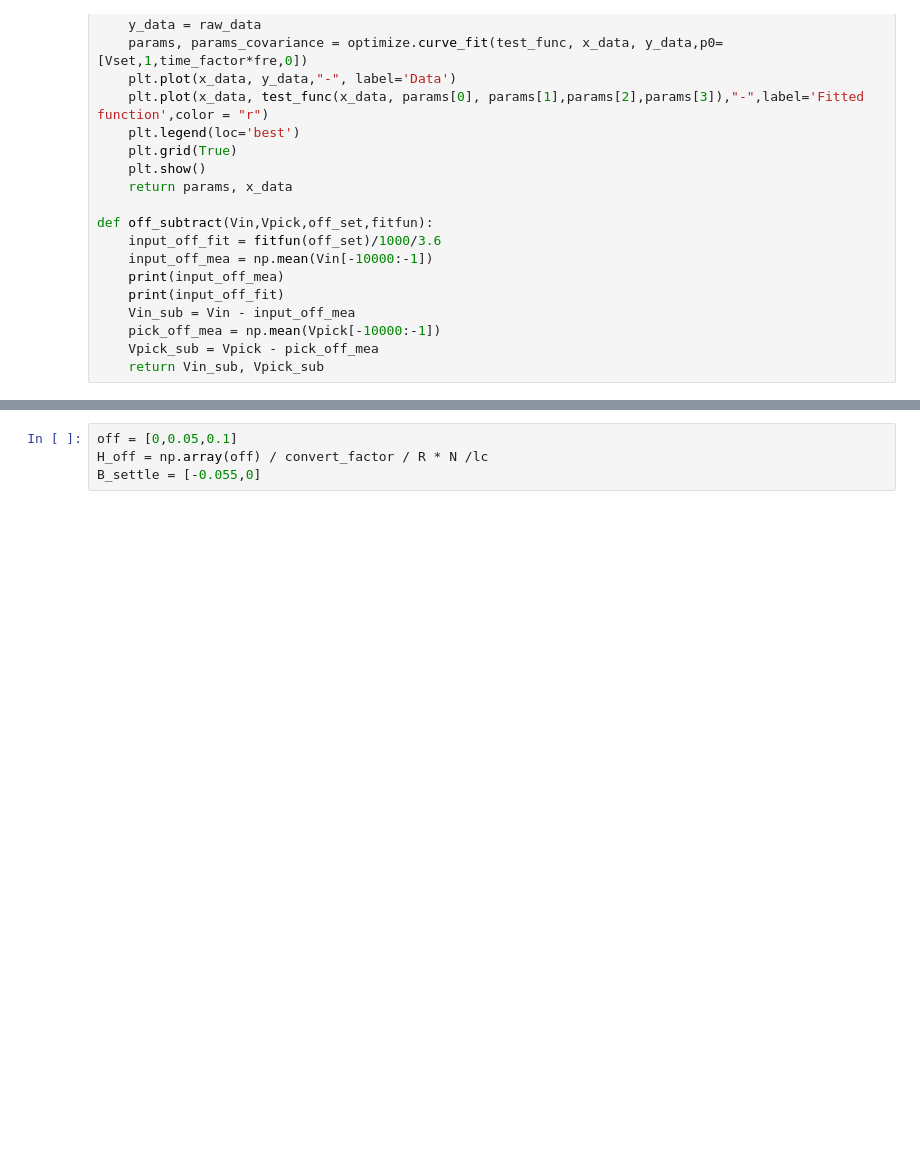
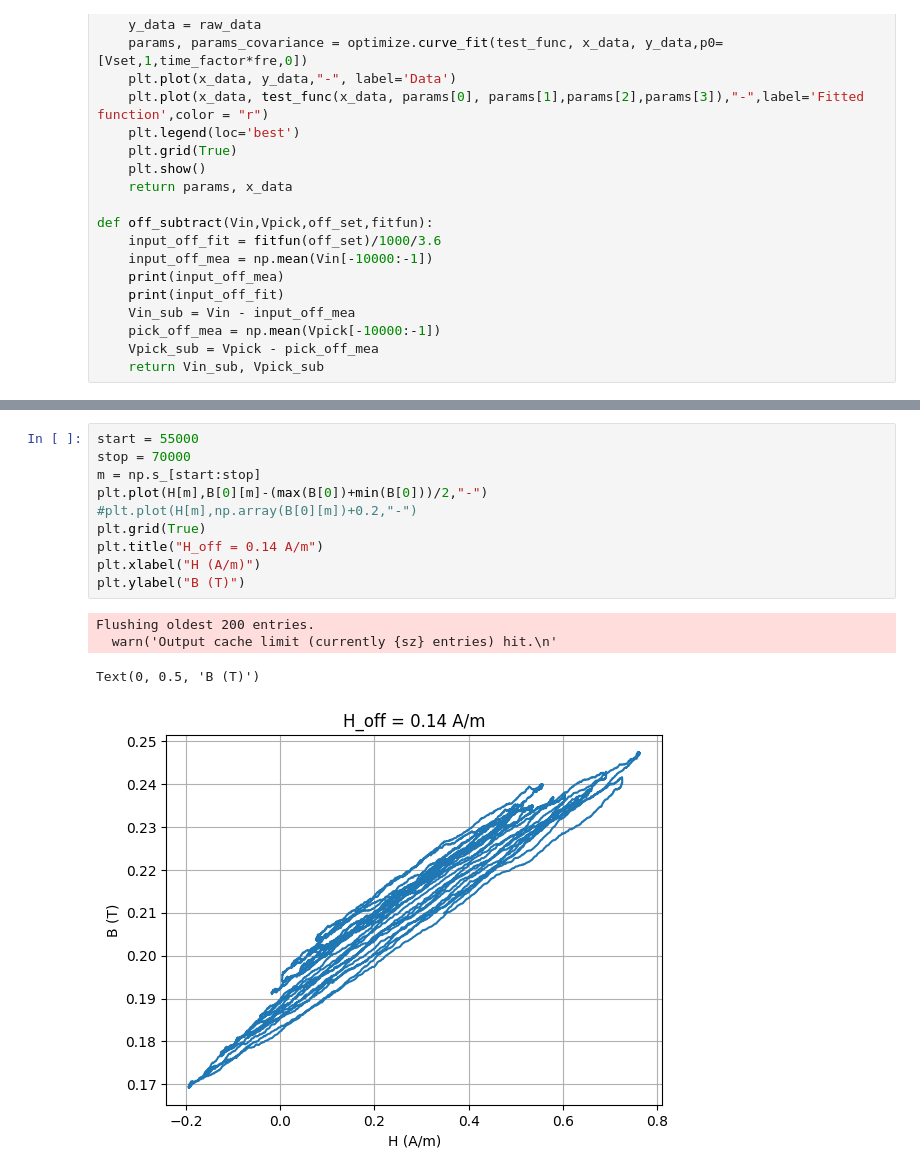
Before and after one commit to yyhshdu1/new_cavity, a Jupyter notebook: windfreak/SG_degauss.ipynb, the cells around one changed output, grey strips where cells are left out. Drawn from its saved outputs; the diff is of its cells as text; blank space fills up the shorter version.

```diff
--- a/windfreak/SG_degauss.ipynb
+++ b/windfreak/SG_degauss.ipynb
@@ -216,4 +213,15 @@ Text(0, 0.5, 'B (T)')
-# %%
-off = [0,0.05,0.1]
-H_off = np.array(off) / convert_factor / R * N /lc
-B_settle = [-0.055,0]
+# %%
+start = 55000
+stop = 70000
+m = np.s_[start:stop]
+plt.plot(H[m],B[0][m]-(max(B[0])+min(B[0]))/2,"-")
+#plt.plot(H[m],np.array(B[0][m])+0.2,"-")
+plt.grid(True)
+plt.title("H_off = 0.14 A/m")
+plt.xlabel("H (A/m)")
+plt.ylabel("B (T)")
+# %% [output]
+Flushing oldest 200 entries.
+  warn('Output cache limit (currently {sz} entries) hit.\n'
+Text(0, 0.5, 'B (T)')
+[figure, added]
```
Also changed, not shown: parts of 13 cells of this notebook, 4 other files.
